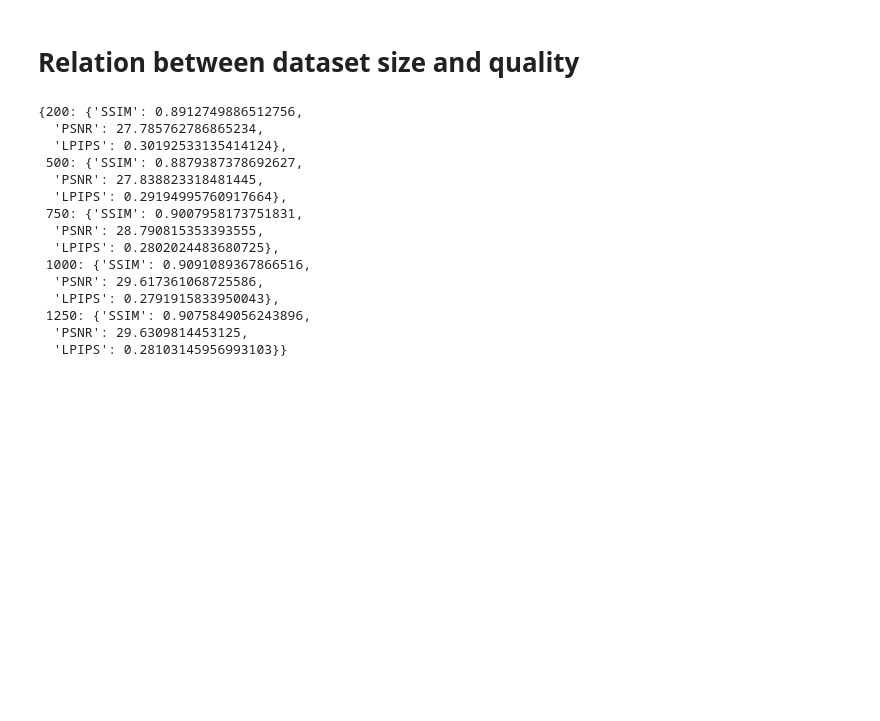
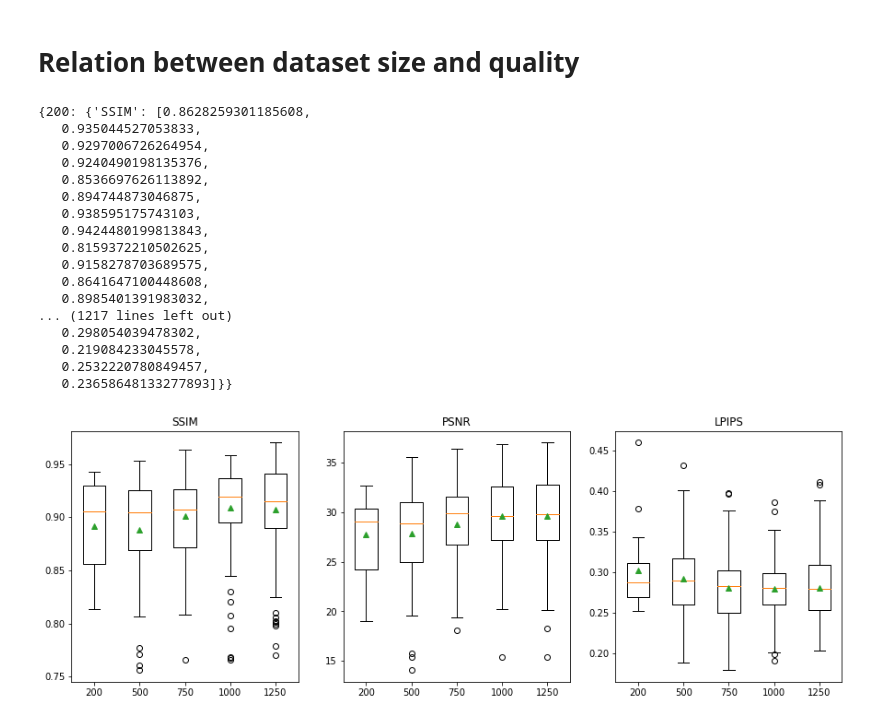
Before and after one commit to Shiyuang-scu/gaussian-splatting, a Jupyter notebook: script.ipynb, the cells around one changed output. Drawn from its saved outputs; the diff is of its cells as text; code cells hidden in the pictures; blank space fills up the shorter version.

```diff
--- a/script.ipynb
+++ b/script.ipynb
@@ -300,28 +300,64 @@ dataset_size_list = [200, 500, 750, 1000, 1250]
 size_quality_dict = {}
 
 for size in dataset_size_list:
-    input_dir = f"{root}/{size}/results.json"
-    results = json.load(open(input_dir)) # format like {'ours_1': {'SSIM': 0.8912749886512756, 'PSNR': 27.785762786865234, 'LPIPS': 0.30192533135414124}}
+    size_quality_dict[size] = {}
+    input_dir = f"{root}/{size}/per_view.json"
+    results = json.load(open(input_dir))
     # read the SSIM, PSNR, LPIPS from the results
     for key in results.keys():
-        size_quality_dict[size] = results[key]
+        for metric in results[key].keys():
+            size_quality_dict[size][metric] = []
+            for png in results[key][metric].keys():
+                eva_value = results[key][metric][png]
+                size_quality_dict[size][metric].append(eva_value)
 size_quality_dict
 # %% [output]
-{200: {'SSIM': 0.8912749886512756,
-  'PSNR': 27.785762786865234,
-  'LPIPS': 0.30192533135414124},
- 500: {'SSIM': 0.8879387378692627,
-  'PSNR': 27.838823318481445,
-  'LPIPS': 0.29194995760917664},
- 750: {'SSIM': 0.9007958173751831,
-  'PSNR': 28.790815353393555,
-  'LPIPS': 0.2802024483680725},
- 1000: {'SSIM': 0.9091089367866516,
-  'PSNR': 29.617361068725586,
-  'LPIPS': 0.2791915833950043},
- 1250: {'SSIM': 0.9075849056243896,
-  'PSNR': 29.6309814453125,
-  'LPIPS': 0.28103145956993103}}
+{200: {'SSIM': [0.8628259301185608,
+   0.935044527053833,
+   0.9297006726264954,
+   0.9240490198135376,
+   0.8536697626113892,
+   0.894744873046875,
+   0.938595175743103,
+   0.9424480199813843,
+   0.8159372210502625,
+   0.9158278703689575,
+   0.8641647100448608,
+   0.8985401391983032,
+... (1217 lines left out)
+   0.298054039478302,
+   0.219084233045578,
+   0.2532220780849457,
+   0.23658648133277893]}}
+# %%
+# plot the SSIM, PSNR, LPIPS against the dataset size
+fig, axs = plt.subplots(1, 3, figsize=(15, 5))
+
+dataset_size_list = list(size_quality_dict.keys())
+ssim_list = [np.array(value['SSIM']).mean() for value in size_quality_dict.values()]
+psnr_list = [np.array(value['PSNR']).mean() for value in size_quality_dict.values()]
+lpips_list = [np.array(value['LPIPS']).mean() for value in size_quality_dict.values()]
+
+# axs[0].plot(dataset_size_list, ssim_list, marker='o')
+axs[0].boxplot([np.array(value['SSIM']) for value in size_quality_dict.values()], labels=dataset_size_list, showmeans=True)
+axs[0].set_title('SSIM')
+# axs[0].set_ylim(0.85, 0.93)
+
+# axs[1].plot(dataset_size_list, psnr_list, marker='o')
+axs[1].boxplot([np.array(value['PSNR']) for value in size_quality_dict.values()], labels=dataset_size_list, showmeans=True)
+axs[1].set_title('PSNR')
+# axs[1].set_ylim(27, 30.5)
+
+# axs[2].plot(dataset_size_list, lpips_list, marker='o')
+axs[2].boxplot([np.array(value['LPIPS']) for value in size_quality_dict.values()], labels=dataset_size_list, showmeans=True)
+axs[2].set_title('LPIPS')
+# axs[2].set_xlim(0, 1450)
+# axs[2].set_ylim(0.25, 0.35)
+
+
+plt.show()
+# %% [output]
+[figure, added]
 # %%
 # plot the SSIM, PSNR, LPIPS against the dataset size
 fig, axs = plt.subplots(1, 3, figsize=(15, 5))
```
Also changed, not shown: parts of 2 cells of this notebook, 1 other file.
